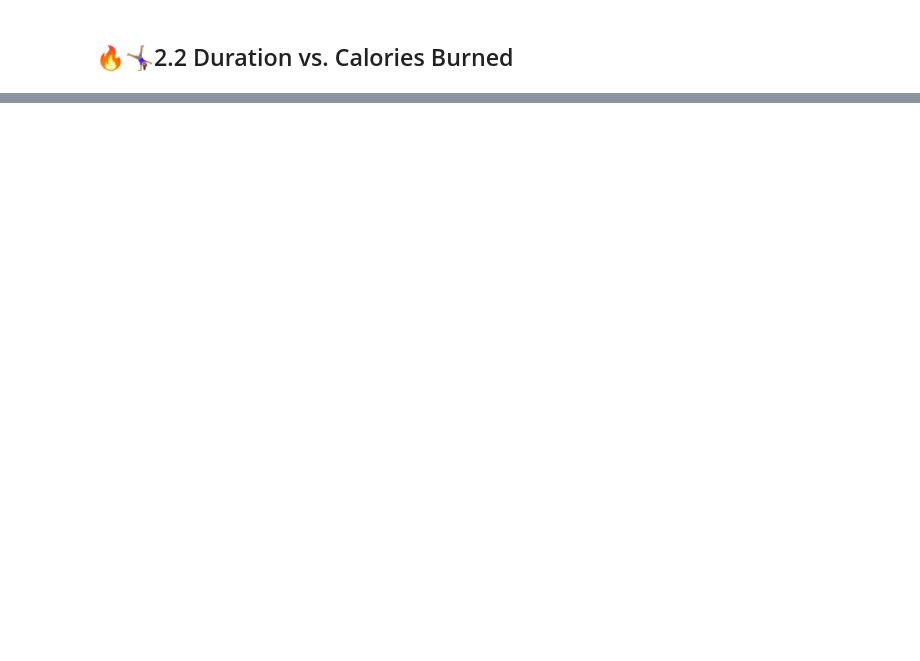
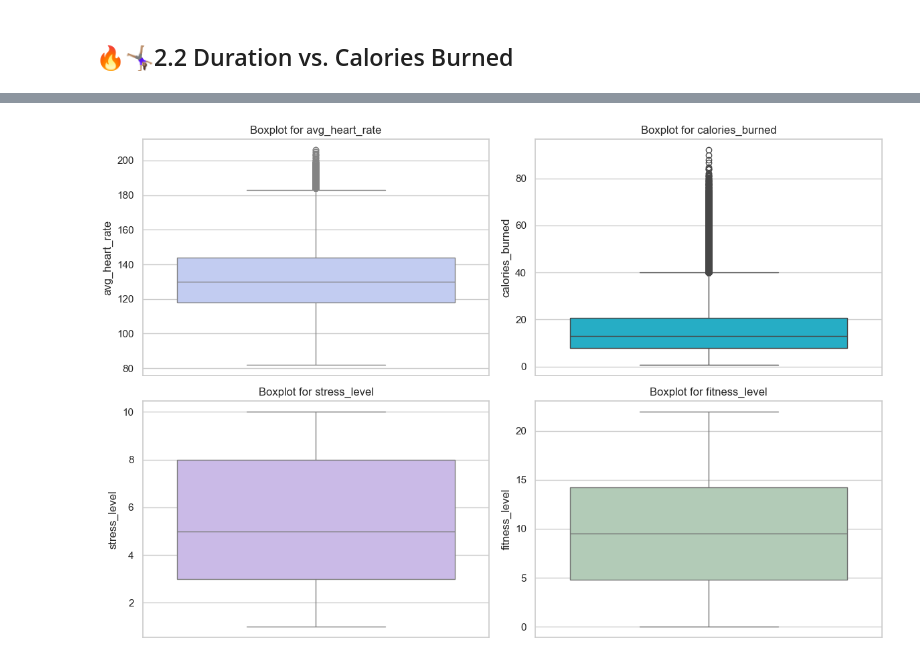
Before and after one commit to irisdev06/FitFlow, a Jupyter notebook: fitflow.ipynb, the cells around one changed output, grey strips where cells are left out. Drawn from its saved outputs; the diff is of its cells as text; code cells hidden in the pictures; blank space fills up the shorter version.

```diff
--- a/fitflow.ipynb
+++ b/fitflow.ipynb
@@ -493,0 +447,12 @@ Index(['participant_id', 'date', 'age', 'gender', 'height_cm', 'weight_kg',
+# %%
+columns_to_check = ['avg_heart_rate', 'calories_burned', 'stress_level', 'fitness_level']
+fig, axes = plt.subplots(2, 2, figsize=(12, 8))
+
+for ax, column, color in zip(axes.flatten(), columns_to_check, colormap2):
+    sns.boxplot(y=df[column], ax=ax, color=color)
+    ax.set_title(f'Boxplot for {column}')
+
+plt.tight_layout()
+plt.show()
+# %% [output]
+[figure, added]
```
Also changed, not shown: parts of 14 cells of this notebook.
